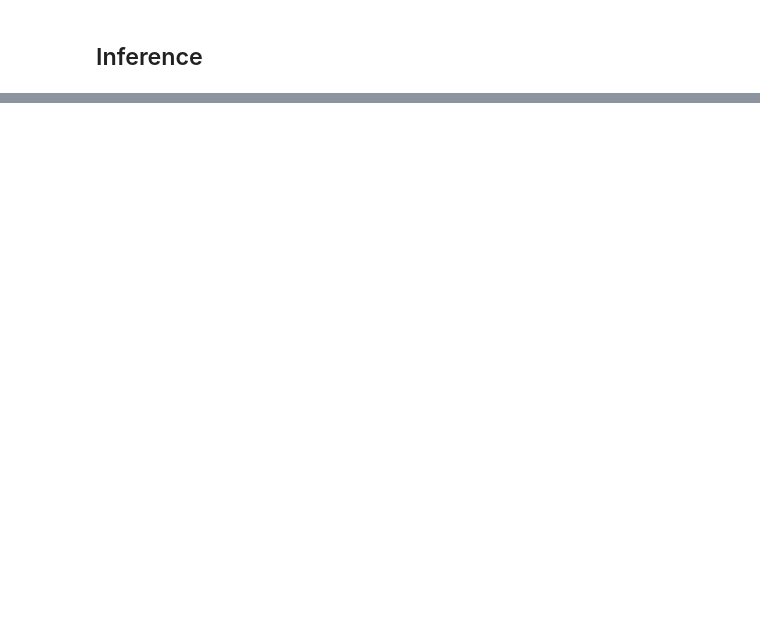
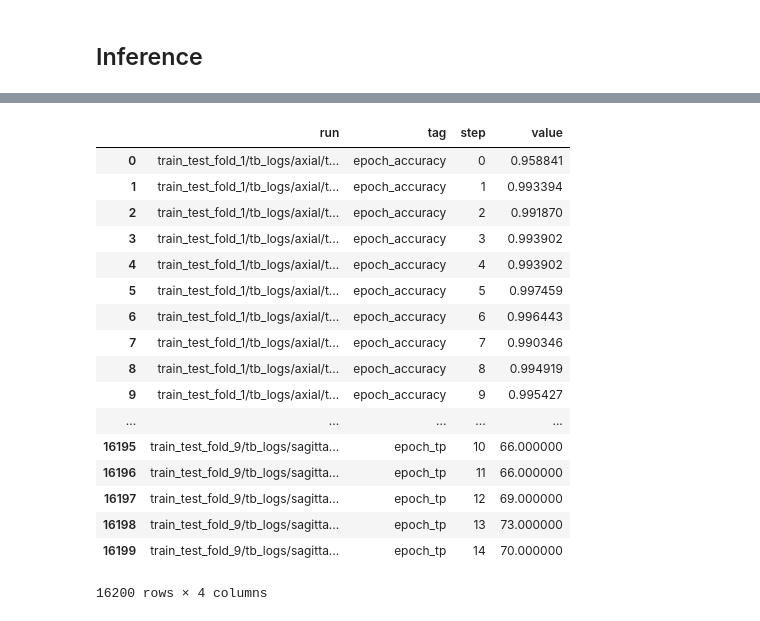
Before and after one commit to nipreps/nondefaced-detector, a Jupyter notebook: examples/playground.ipynb, the cells around one changed output, grey strips where cells are left out. Drawn from its saved outputs; the diff is of its cells as text; code cells hidden in the pictures; blank space fills up the shorter version.

Commit message:
added jupyter notebook detailing experiments A and B

```diff
--- a/examples/playground.ipynb
+++ b/examples/playground.ipynb
@@ -1713,0 +1945,34 @@ for vol in data['volume'].values:
+# %%
+from packaging import version
+
+import pandas as pd
+from matplotlib import pyplot as plt
+import seaborn as sns
+from scipy import stats
+import tensorboard as tb
+
+# tensorboard at https://tensorboard.dev/experiment/wJCGhllKTG2Mjr3w811Xnw/
+
+experiment_id = "wJCGhllKTG2Mjr3w811Xnw"
+experiment = tb.data.experimental.ExperimentFromDev(experiment_id)
+df = experiment.get_scalars()
+df
+# %% [output]
+|  | run | tag | step | value |
+| 0 | train_test_fold_1/tb_logs/axial/t... | epoch_accuracy | 0 | 0.958841 |
+| 1 | train_test_fold_1/tb_logs/axial/t... | epoch_accuracy | 1 | 0.993394 |
+| 2 | train_test_fold_1/tb_logs/axial/t... | epoch_accuracy | 2 | 0.991870 |
+| 3 | train_test_fold_1/tb_logs/axial/t... | epoch_accuracy | 3 | 0.993902 |
+| 4 | train_test_fold_1/tb_logs/axial/t... | epoch_accuracy | 4 | 0.993902 |
+| 5 | train_test_fold_1/tb_logs/axial/t... | epoch_accuracy | 5 | 0.997459 |
+| 6 | train_test_fold_1/tb_logs/axial/t... | epoch_accuracy | 6 | 0.996443 |
+| 7 | train_test_fold_1/tb_logs/axial/t... | epoch_accuracy | 7 | 0.990346 |
+| 8 | train_test_fold_1/tb_logs/axial/t... | epoch_accuracy | 8 | 0.994919 |
+| 9 | train_test_fold_1/tb_logs/axial/t... | epoch_accuracy | 9 | 0.995427 |
+| ... | ... | ... | ... | ... |
+| 16195 | train_test_fold_9/tb_logs/sagitta... | epoch_tp | 10 | 66.000000 |
+| 16196 | train_test_fold_9/tb_logs/sagitta... | epoch_tp | 11 | 66.000000 |
+| 16197 | train_test_fold_9/tb_logs/sagitta... | epoch_tp | 12 | 69.000000 |
+| 16198 | train_test_fold_9/tb_logs/sagitta... | epoch_tp | 13 | 73.000000 |
+| 16199 | train_test_fold_9/tb_logs/sagitta... | epoch_tp | 14 | 70.000000 |
+16200 rows × 4 columns
```
Also changed, not shown: parts of 21 cells of this notebook, 3 other files.
